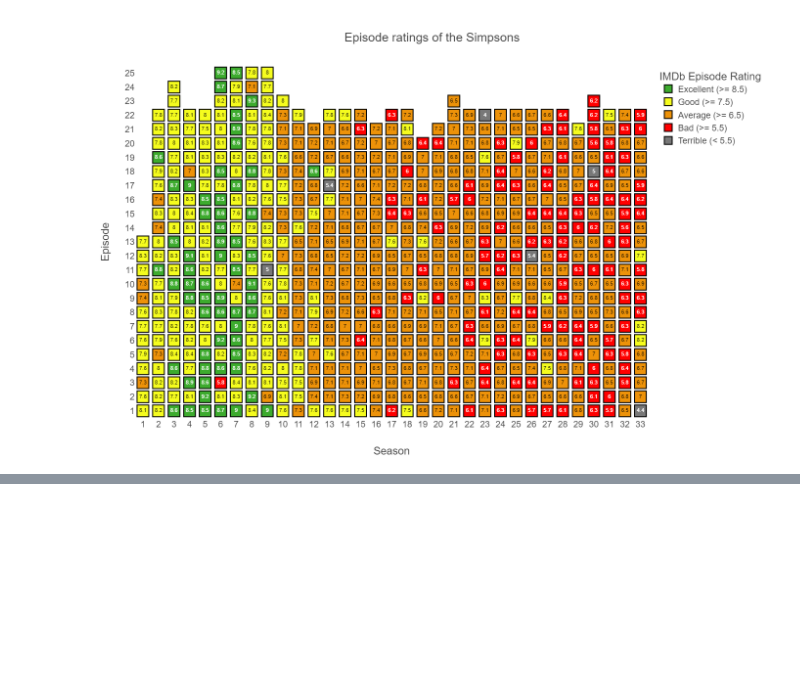
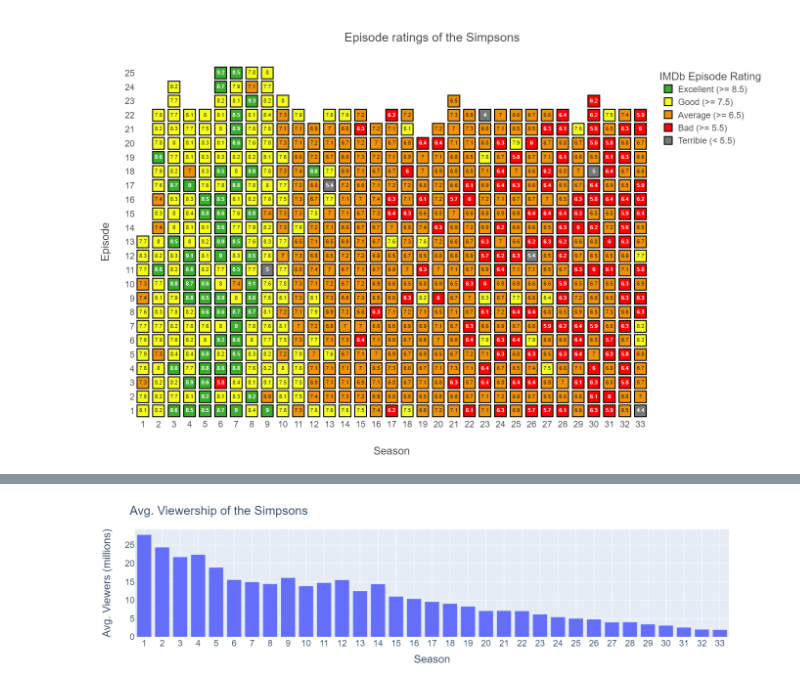
Before and after one commit to jdcollier89/SimpsonsAnalysis, a Jupyter notebook: 5. feature engineering.ipynb, the cells around one changed output, grey strips where cells are left out. Saved outputs shown, nothing was run; the diff lists cells and outputs as text; code cells hidden in the pictures; blank space fills up the shorter version.

```diff
--- a/5. feature engineering.ipynb
+++ b/5. feature engineering.ipynb
@@ -191,0 +230,15 @@ fig.write_image("./img/simpsons_episode_rating.png")
+# %%
+fig = px.bar(simpsons_season, x='season', y='viewers')
+
+fig.update_layout(
+    font_family="Arial",
+    font_size=18,
+    title="Avg. Viewership of the Simpsons",
+    xaxis_title="Season",
+    yaxis_title="Avg. Viewers (millions)"
+)
+fig.update_xaxes(range=[0.5, 33.5], tick0=1, dtick=1, showgrid=True)
+
+fig.show()
+# %% [output]
+[figure, added]
```
Also changed, not shown: parts of 14 cells of this notebook, 5 other files.
